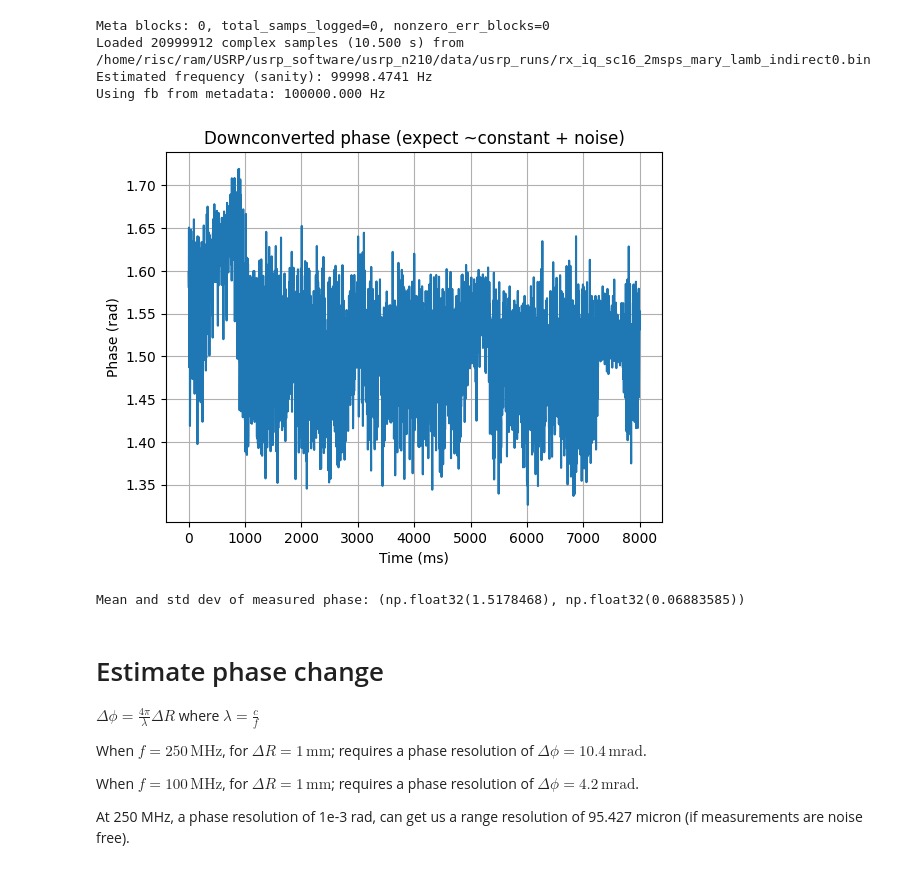
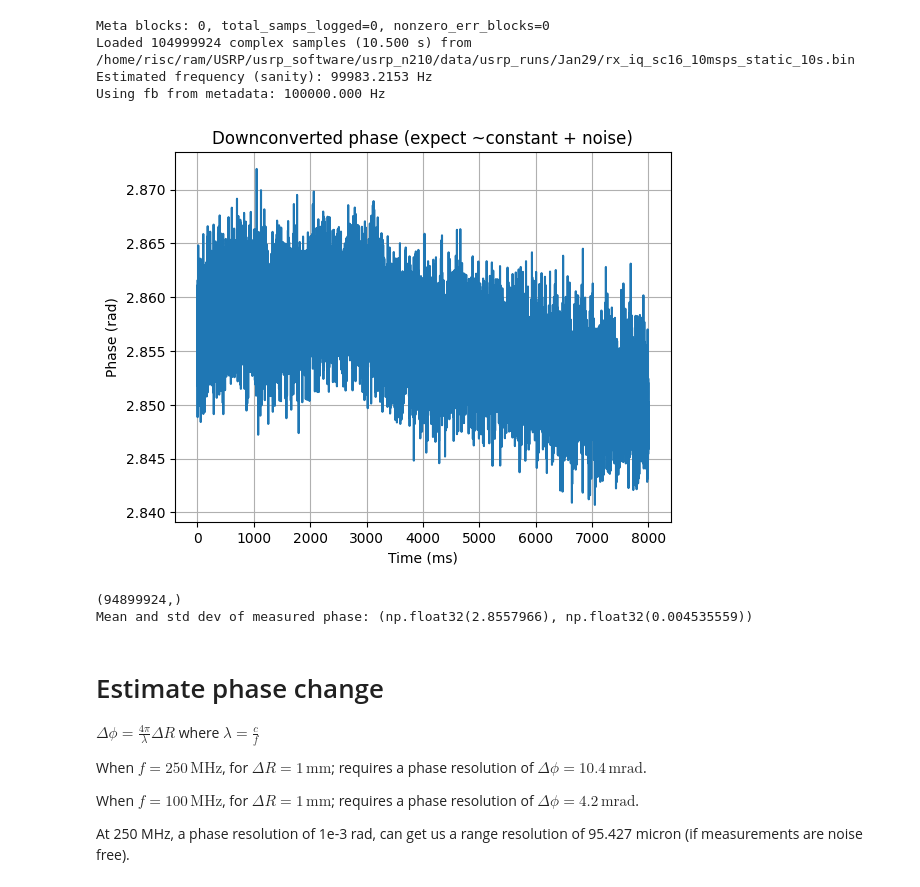
Before and after one commit to dartmouth-risc-lab/SDRToF-code, a Jupyter notebook: usrp_n210/data/rx_analysis_ram.ipynb, the cells around one changed output. Saved outputs shown, nothing was run; the diff lists cells and outputs as text; code cells hidden in the pictures.

```diff
--- a/usrp_n210/data/rx_analysis_ram.ipynb
+++ b/usrp_n210/data/rx_analysis_ram.ipynb
@@ -8,12 +8,12 @@ import matplotlib.pyplot as plt
 # Files (USRP capture)
 # -----------------------
 # Set this to your loopback_full_duplex output directory
-dir = "/home/risc/ram/USRP/usrp_software/usrp_n210/data/usrp_runs/"  # change as needed
+dir = "/home/risc/ram/USRP/usrp_software/usrp_n210/data/usrp_runs/Jan29/"  # change as needed
 
-iq_file   = os.path.join(dir, "rx_iq_sc16_2msps_mary_lamb_indirect1.bin")
-meta_csv  = os.path.join(dir, "rx_meta_2msps_mary_lamb_indirect1.csv")
+iq_file   = os.path.join(dir, "rx_iq_sc16_10msps_static_10s.bin")
+meta_csv  = os.path.join(dir, "rx_meta_10msps_static_10s.csv")
 
-fs = 2.0e6  # Hz (RX sample rate)\
+fs = 10.0e6  # Hz (RX sample rate)
 fc = 900e6  # Hz (RX center frequency)
 # -----------------------
 # Analysis settings
@@ -166,43 +166,43 @@ if plotRawIQ_constln:
 # Digital downconversion (wipe off fb -> DC)
 # -----------------------
 n = np.arange(N, dtype=np.float64)
-lo = np.exp(-1j * 2.0 * np.pi * fb_used * n / fs).astype(np.complex64)
+lo = np.exp(-1j * 2.0 * np.pi * (fb_used-0.00) * n / fs).astype(np.complex64)
 y = x * lo
-
 phi_raw = np.unwrap(np.angle(y[:M]))
 y_abs = np.abs(y[:M])
 
 if plot_phase:
     plt.figure()
     plt.plot((t * 1e3)[::5000], phi_raw[::5000], label="Phase from raw samples")
     plt.xlabel("Time (ms)")
     plt.ylabel("Phase (rad)")
     plt.title("Downconverted phase (expect ~constant + noise)")
     plt.grid(True)
     plt.show()
 
 # plot iq constellation
-
+print(y.shape)
 if plotDDC_IQ:
     plt.figure(figsize=(5, 5))
-    plt.scatter( np.real(y[:M]), np.imag(y[:M]), s=4, alpha=0.5 )
+    plt.scatter( np.real(y[:M][::2000]), np.imag(y[:M][::2000]), s=4, alpha=0.5 )
     plt.xlabel("I")
     plt.ylabel("Q")
     plt.title("Downconverted IQ (from Rx samples)")
     plt.grid(True)
     plt.show()
 
 phi_std = np.std(phi_raw)
 phi_mean = np.mean(phi_raw)
 
 print(f"Mean and std dev of measured phase: {phi_mean, phi_std}")
 # %% [output]
 Meta blocks: 0, total_samps_logged=0, nonzero_err_blocks=0
-Loaded 20999912 complex samples (10.500 s) from /home/risc/ram/USRP/usrp_software/usrp_n210/data/usrp_runs/rx_iq_sc16_2msps_mary_lamb_indirect0.bin
-Estimated frequency (sanity): 99998.4741 Hz
+Loaded 104999924 complex samples (10.500 s) from /home/risc/ram/USRP/usrp_software/usrp_n210/data/usrp_runs/Jan29/rx_iq_sc16_10msps_static_10s.bin
+Estimated frequency (sanity): 99983.2153 Hz
 Using fb from metadata: 100000.000 Hz
-[figure, old version]
+[figure, new version]
-Mean and std dev of measured phase: (np.float32(1.5178468), np.float32(0.06883585))
+(94899924,)
+Mean and std dev of measured phase: (np.float32(2.8557966), np.float32(0.004535559))
 # %% [markdown]
 # Estimate phase change
 $\Delta \phi = \frac{4 \pi}{\lambda} \Delta R$ where $\lambda = \frac{c}{f}$
```
Also changed, not shown: parts of 3 cells of this notebook, 14 other files.
